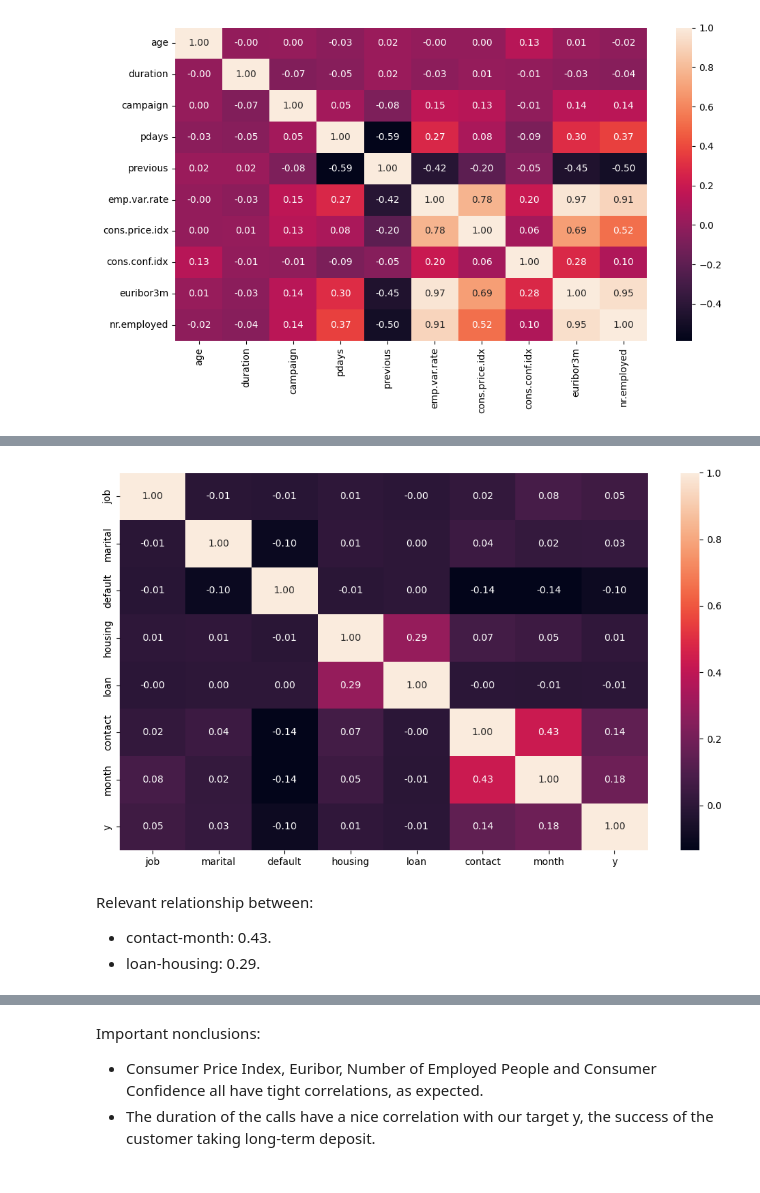
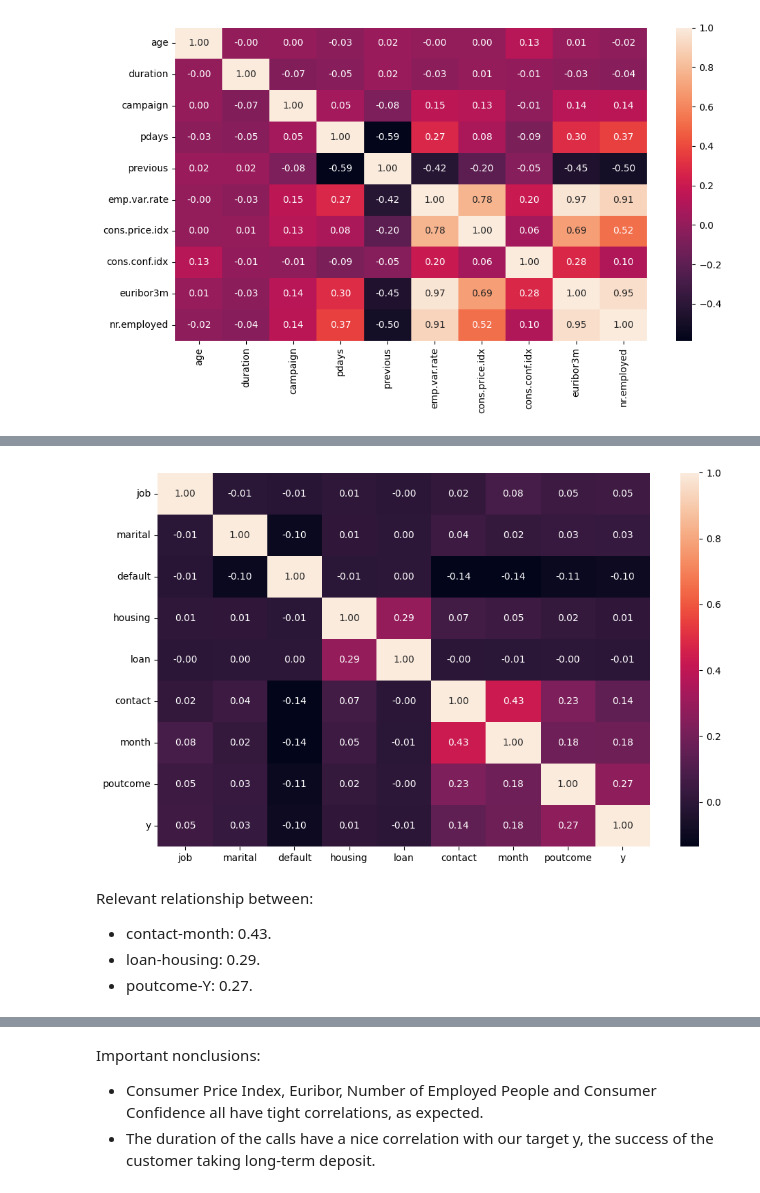
Before and after one commit to 4GeeksAcademy/machine-learning-regresion-logistica-Juli-MM, a Jupyter notebook: src/explore.ipynb, the cells around one changed output, grey strips where cells are left out. Drawn from its saved outputs; the diff is of its cells as text; code cells hidden in the pictures.

```diff
--- a/src/explore.ipynb
+++ b/src/explore.ipynb
@@ -214,5 +214,5 @@ Observations: some variables do not give us any information and we will remove t
 # %%
-total_data.drop(["poutcome", "day_of_week", "education"], axis = 1, inplace = True)
+total_data.drop(["day_of_week", "education"], axis = 1, inplace = True)
 total_data.head()
 # %% [output]
 |  | age | job | marital | default | housing | loan | contact | month | duration | campaign | pdays | ... |
@@ -344,26 +344,28 @@ fact_data.head()
 # %%
 fact_data["job"] = pd.factorize(fact_data["job"])[0]
 fact_data["marital"] = pd.factorize(fact_data["marital"])[0]
 fact_data["default"] = pd.factorize(fact_data["default"])[0]
 fact_data["housing"] = pd.factorize(fact_data["housing"])[0]
 fact_data["loan"] = pd.factorize(fact_data["loan"])[0]
 fact_data["contact"] = pd.factorize(fact_data["contact"])[0]
 fact_data["month"] = pd.factorize(fact_data["month"])[0]
+fact_data["poutcome"] = pd.factorize(fact_data["poutcome"])[0]
 fact_data["y"] = pd.factorize(fact_data["y"])[0]
 
 fig, axis = plt.subplots(figsize = (10, 6))
 
-sns.heatmap(fact_data[["job", "marital", "default", "housing", "loan", "contact", "month", "y"]].corr(), annot = True, fmt = ".2f")
+sns.heatmap(fact_data[["job", "marital", "default", "housing", "loan", "contact", "month", "poutcome" , "y"]].corr(), annot = True, fmt = ".2f")
 
 plt.tight_layout()
 
 plt.show()
 # %% [output]
-[figure, old version]
+[figure, new version]
 # %% [markdown]
 Relevant relationship between:
 - contact-month: 0.43.
 - loan-housing: 0.29.
+- poutcome-Y: 0.27.
 # %%
 # Complete correlation Heatmap:
 
```
Also changed, not shown: parts of 25 cells of this notebook, 2 other files.
